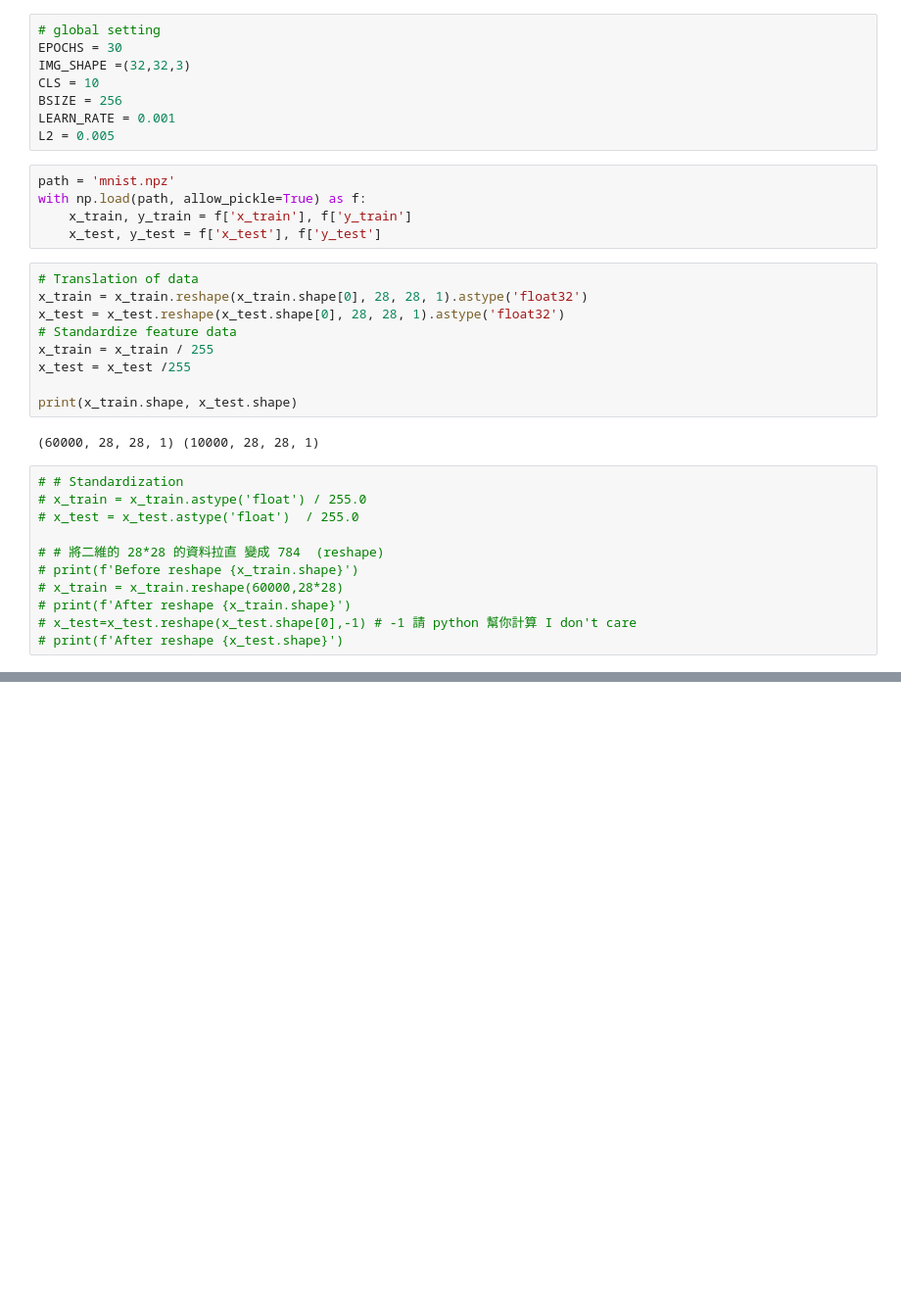
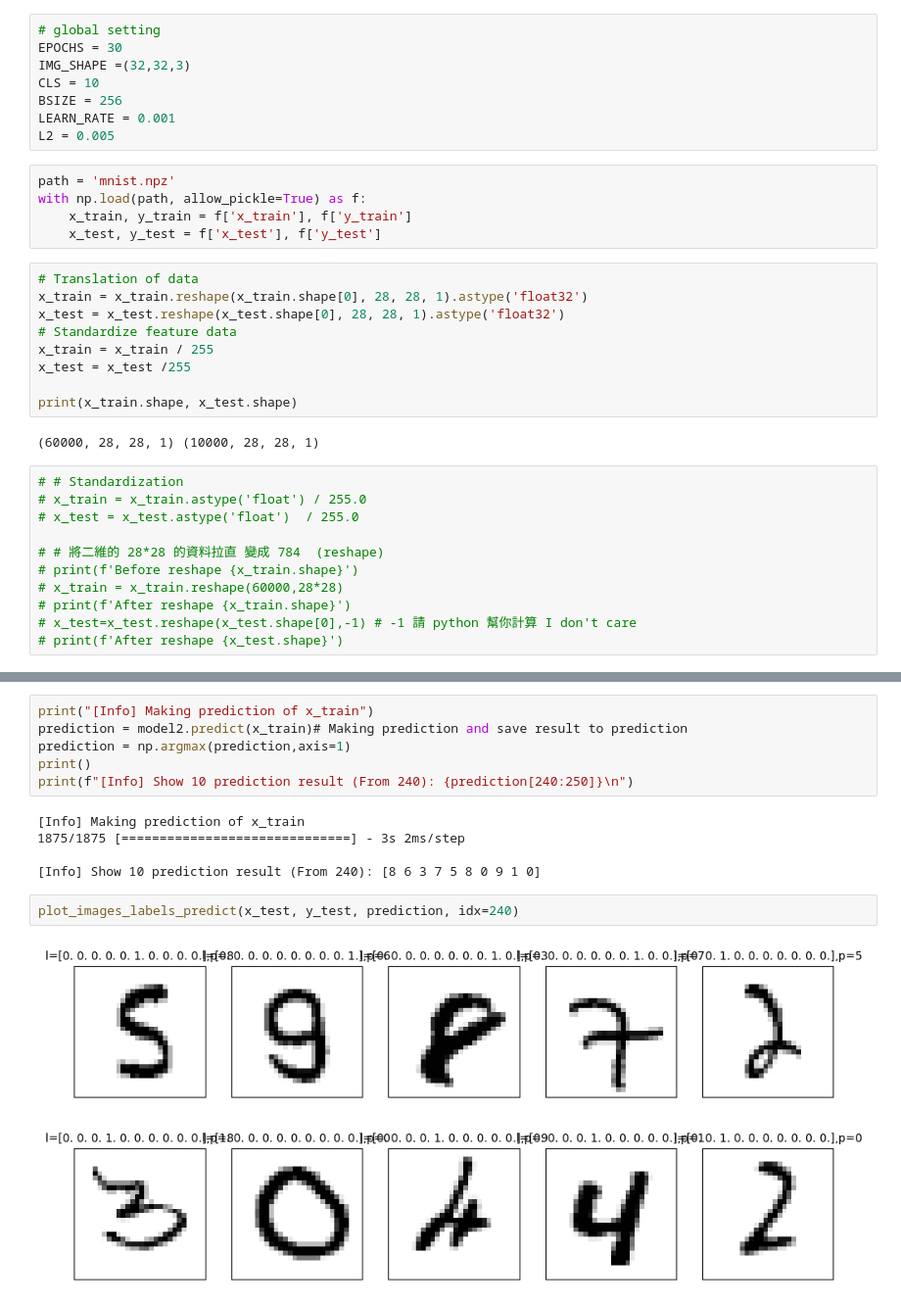
Before and after one commit to yuan1108code/DL-Projec, a Jupyter notebook: IFang-Program/CNN-MNIST.ipynb, the cells around one changed output, grey strips where cells are left out. Shown at 98% size. Cells and saved outputs as stored; diff of their text form; blank space fills up the shorter version.

```diff
--- a/IFang-Program/CNN-MNIST.ipynb
+++ b/IFang-Program/CNN-MNIST.ipynb
@@ -129,0 +183,15 @@ sns.lineplot(x=range(15), y=h2.history['loss'], label='train_loss')
+# %%
+print("[Info] Making prediction of x_train")
+prediction = model2.predict(x_train)# Making prediction and save result to prediction
+prediction = np.argmax(prediction,axis=1)
+print()
+print(f"[Info] Show 10 prediction result (From 240): {prediction[240:250]}\n")
+# %% [output]
+[Info] Making prediction of x_train
+1875/1875 [==============================] - 3s 2ms/step
+
+[Info] Show 10 prediction result (From 240): [8 6 3 7 5 8 0 9 1 0]
+# %%
+plot_images_labels_predict(x_test, y_test, prediction, idx=240)
+# %% [output]
+[figure, added]
```
Also changed, not shown: parts of 10 cells of this notebook.
